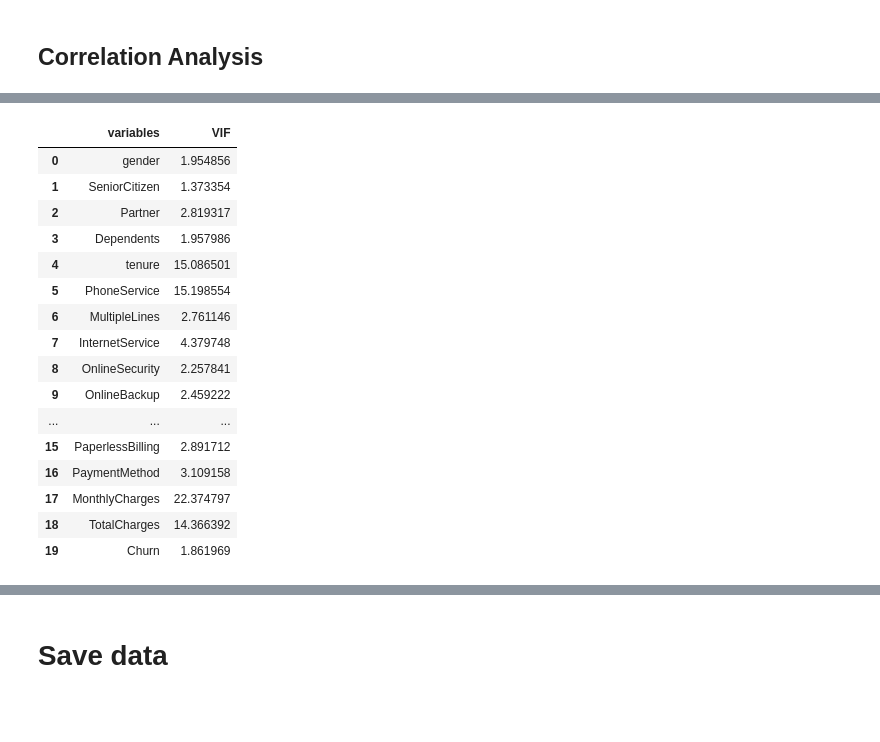
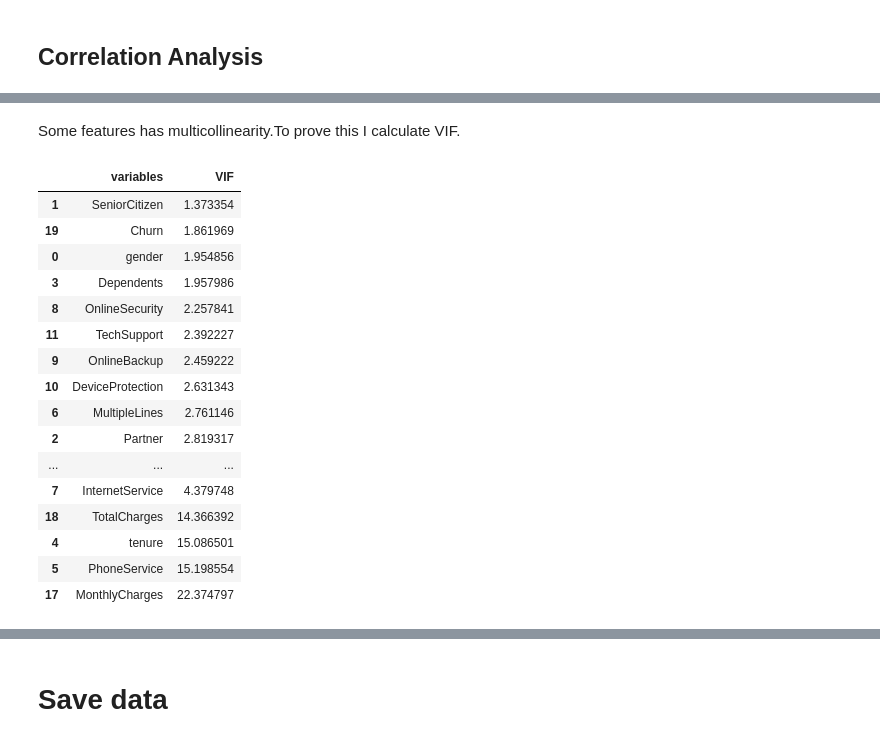
Before and after one commit to MahmoodAbdali79/Telco-Customer-Churn, a Jupyter notebook: Telecom_EDA_v1.ipynb, the cells around one changed output, grey strips where cells are left out. Drawn from its saved outputs; the diff is of its cells as text; code cells hidden in the pictures; blank space fills up the shorter version.

```diff
--- a/Telecom_EDA_v1.ipynb
+++ b/Telecom_EDA_v1.ipynb
@@ -921,27 +499,26 @@ plt.show()
+# %% [markdown]
+Some features has multicollinearity.To prove this I calculate VIF.
 # %%
-# Assuming 'X' is your DataFrame containing the predictor variables
-# Add a constant term to the predictor variables (required for statsmodels)
-
 vif = pd.DataFrame()
 vif["variables"] = LDF.columns
 vif["VIF"] = [variance_inflation_factor(LDF.values, i) for i in range(LDF.shape[1])]
+
+vif.sort_values(by='VIF')
+# %% [output]
+|  | variables | VIF |
+| 1 | SeniorCitizen | 1.373354 |
+| 19 | Churn | 1.861969 |
+| 0 | gender | 1.954856 |
+| 3 | Dependents | 1.957986 |
+| 8 | OnlineSecurity | 2.257841 |
+| 11 | TechSupport | 2.392227 |
+| 9 | OnlineBackup | 2.459222 |
+| 10 | DeviceProtection | 2.631343 |
+| 6 | MultipleLines | 2.761146 |
+| 2 | Partner | 2.819317 |
+| ... | ... | ... |
+| 7 | InternetService | 4.379748 |
+| 18 | TotalCharges | 14.366392 |
+| 4 | tenure | 15.086501 |
+| 5 | PhoneService | 15.198554 |
+| 17 | MonthlyCharges | 22.374797 |
-# %%
-vif
-# %% [output]
-|  | variables | VIF |
-| 0 | gender | 1.954856 |
-| 1 | SeniorCitizen | 1.373354 |
-| 2 | Partner | 2.819317 |
-| 3 | Dependents | 1.957986 |
-| 4 | tenure | 15.086501 |
-| 5 | PhoneService | 15.198554 |
-| 6 | MultipleLines | 2.761146 |
-| 7 | InternetService | 4.379748 |
-| 8 | OnlineSecurity | 2.257841 |
-| 9 | OnlineBackup | 2.459222 |
-| ... | ... | ... |
-| 15 | PaperlessBilling | 2.891712 |
-| 16 | PaymentMethod | 3.109158 |
-| 17 | MonthlyCharges | 22.374797 |
-| 18 | TotalCharges | 14.366392 |
-| 19 | Churn | 1.861969 |
```
Also changed, not shown: parts of 65 cells of this notebook.
